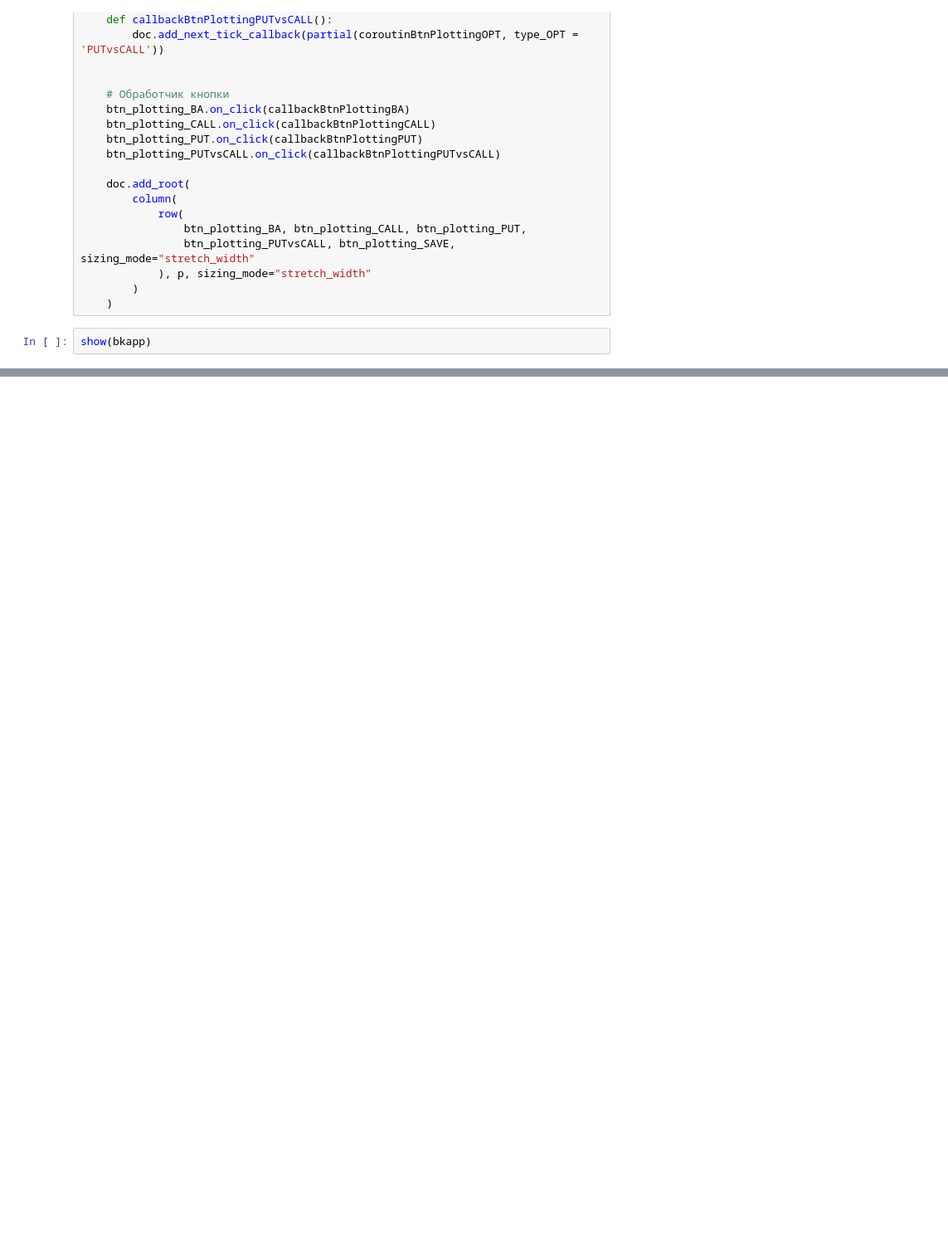
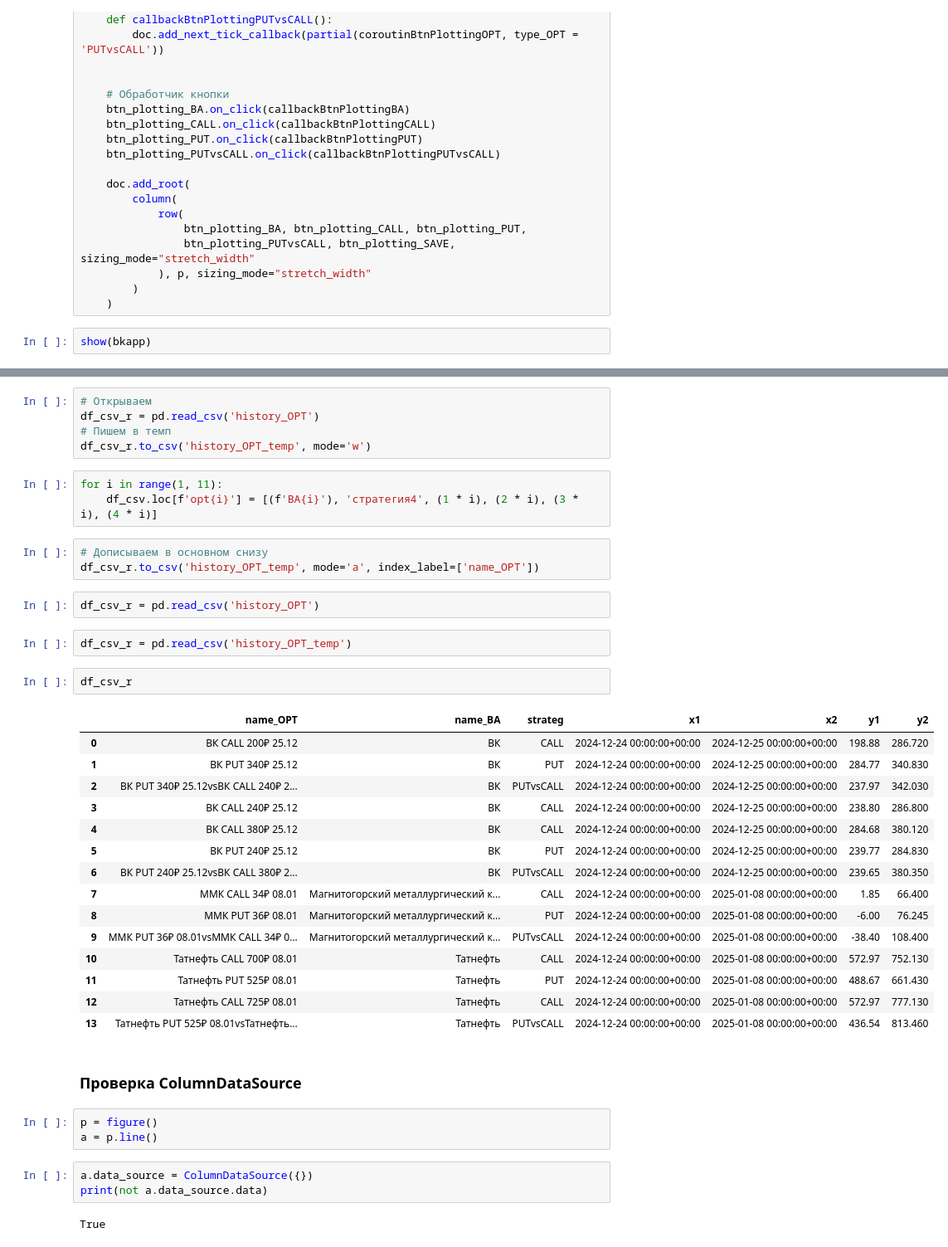
Before and after one commit to UncleVasyafromIzhevsk/TinvestOptions, a Jupyter notebook: educational_db.ipynb, the cells around one changed output, grey strips where cells are left out. Shown at 83% size. Cells and saved outputs as stored; diff of their text form; blank space fills up the shorter version.

```diff
--- a/educational_db.ipynb
+++ b/educational_db.ipynb
@@ -2652,0 +2664,43 @@ show(bkapp)
+# %%
+# Открываем
+df_csv_r = pd.read_csv('history_OPT')
+# Пишем в темп
+df_csv_r.to_csv('history_OPT_temp', mode='w')
+# %%
+for i in range(1, 11):
+    df_csv.loc[f'opt{i}'] = [(f'BA{i}'), 'стратегия4', (1 * i), (2 * i), (3 * i), (4 * i)]
+# %%
+# Дописываем в основном снизу
+df_csv_r.to_csv('history_OPT_temp', mode='a', index_label=['name_OPT'])
+# %%
+df_csv_r = pd.read_csv('history_OPT')
+# %%
+df_csv_r = pd.read_csv('history_OPT_temp')
+# %%
+df_csv_r
+# %% [output]
+|  | name_OPT | name_BA | strateg | x1 | x2 | y1 | y2 |
+| 0 | ВК CALL 200₽ 25.12 | ВК | CALL | 2024-12-24 00:00:00+00:00 | 2024-12-25 00:00:00+00:00 | 198.88 | 286.720 |
+| 1 | ВК PUT 340₽ 25.12 | ВК | PUT | 2024-12-24 00:00:00+00:00 | 2024-12-25 00:00:00+00:00 | 284.77 | 340.830 |
+| 2 | ВК PUT 340₽ 25.12vsВК CALL 240₽ 2... | ВК | PUTvsCALL | 2024-12-24 00:00:00+00:00 | 2024-12-25 00:00:00+00:00 | 237.97 | 342.030 |
+| 3 | ВК CALL 240₽ 25.12 | ВК | CALL | 2024-12-24 00:00:00+00:00 | 2024-12-25 00:00:00+00:00 | 238.80 | 286.800 |
+| 4 | ВК CALL 380₽ 25.12 | ВК | CALL | 2024-12-24 00:00:00+00:00 | 2024-12-25 00:00:00+00:00 | 284.68 | 380.120 |
+| 5 | ВК PUT 240₽ 25.12 | ВК | PUT | 2024-12-24 00:00:00+00:00 | 2024-12-25 00:00:00+00:00 | 239.77 | 284.830 |
+| 6 | ВК PUT 240₽ 25.12vsВК CALL 380₽ 2... | ВК | PUTvsCALL | 2024-12-24 00:00:00+00:00 | 2024-12-25 00:00:00+00:00 | 239.65 | 380.350 |
+| 7 | ММК CALL 34₽ 08.01 | Магнитогорский металлургический к... | CALL | 2024-12-24 00:00:00+00:00 | 2025-01-08 00:00:00+00:00 | 1.85 | 66.400 |
+| 8 | ММК PUT 36₽ 08.01 | Магнитогорский металлургический к... | PUT | 2024-12-24 00:00:00+00:00 | 2025-01-08 00:00:00+00:00 | -6.00 | 76.245 |
+| 9 | ММК PUT 36₽ 08.01vsММК CALL 34₽ 0... | Магнитогорский металлургический к... | PUTvsCALL | 2024-12-24 00:00:00+00:00 | 2025-01-08 00:00:00+00:00 | -38.40 | 108.400 |
+| 10 | Татнефть CALL 700₽ 08.01 | Татнефть | CALL | 2024-12-24 00:00:00+00:00 | 2025-01-08 00:00:00+00:00 | 572.97 | 752.130 |
+| 11 | Татнефть PUT 525₽ 08.01 | Татнефть | PUT | 2024-12-24 00:00:00+00:00 | 2025-01-08 00:00:00+00:00 | 488.67 | 661.430 |
+| 12 | Татнефть CALL 725₽ 08.01 | Татнефть | CALL | 2024-12-24 00:00:00+00:00 | 2025-01-08 00:00:00+00:00 | 572.97 | 777.130 |
+| 13 | Татнефть PUT 525₽ 08.01vsТатнефть... | Татнефть | PUTvsCALL | 2024-12-24 00:00:00+00:00 | 2025-01-08 00:00:00+00:00 | 436.54 | 813.460 |
+# %% [markdown]
+### Проверка ColumnDataSource
+# %%
+p = figure()
+a = p.line()
+# %%
+a.data_source = ColumnDataSource({})
+print(not a.data_source.data)
+# %% [output]
+True
```
Also changed, not shown: parts of 4 cells of this notebook, 1 other file.
